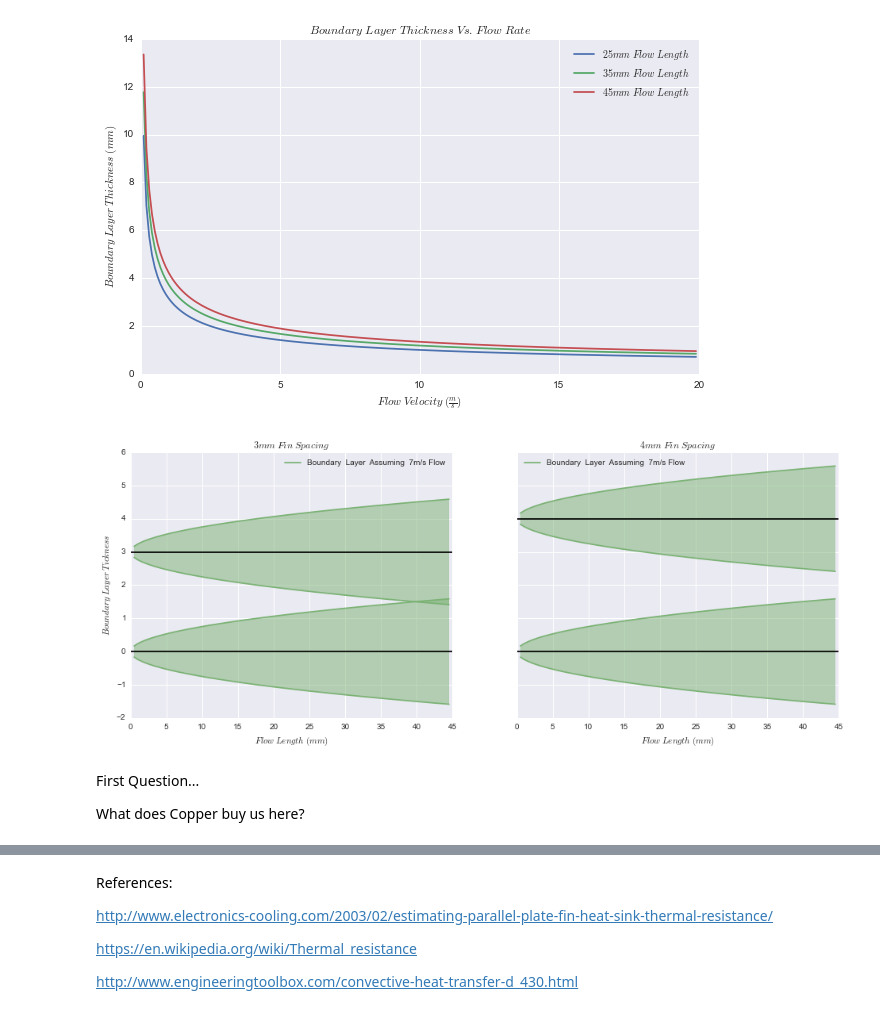
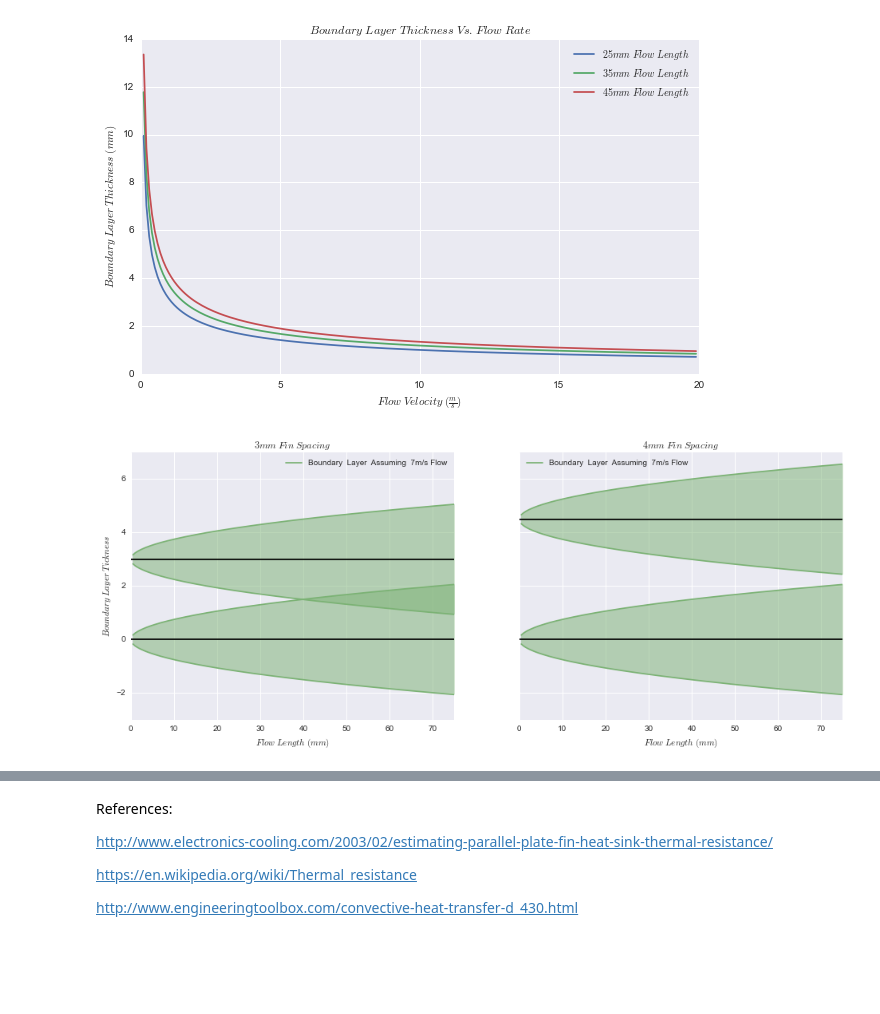
Before and after one commit to j9ac9k/thermal-analysis, a Jupyter notebook: Thermal Presentation.ipynb, the cells around one changed output, grey strips where cells are left out. Cells and saved outputs as stored; diff of their text form; code cells hidden in the pictures; blank space fills up the shorter version.

```diff
--- a/Thermal Presentation.ipynb
+++ b/Thermal Presentation.ipynb
@@ -271,7 +281,7 @@ plt.show()
 # %% [output]
 [figure]
 # %%
-x = np.arange(0, .045, 0.0005)
+x = np.arange(0, .0755, 0.0005)
 V = 7
 delta = 5 * x / np.sqrt((roe*V*x)/meu) * 1000
 color=sns.xkcd_rgb["faded green"]
@@ -285,36 +295,34 @@ ax1.set_ylabel(r'$Boundary \ Layer \ Tickness$')
 ax1.fill_between(x*1000, 0, -delta, color=color, alpha=alpha)
 ax1.plot(x*1000, -delta, color=color)
 ax1.axhline(y=0, color='k')
 
 ax1.fill_between(x*1000, fin_spacing, delta+fin_spacing, color=color, alpha=alpha)
 ax1.plot(x*1000, -delta+fin_spacing, color=color)
 ax1.fill_between(x*1000, fin_spacing, -delta+fin_spacing, color=color, alpha=alpha)
 ax1.plot(x*1000, delta+fin_spacing, color=color)
 ax1.axhline(y=fin_spacing, color='k')
 ax1.set_title(r'$3mm \ Fin \ Spacing$')
 ax1.set_xlabel(r'$Flow \ Length \ (mm)$')
+ax1.set_xlim(right=75)
 ax1.legend(loc='best')
 
-fin_spacing = 4
+fin_spacing = 4.5
 ax2.plot(x*1000, -delta, color=color)
 ax2.plot(x*1000, delta, color=color)
 ax2.fill_between(x*1000, 0, delta, color=color, alpha=0.5)
 # ax2.set_ylabel(r'$Boundary \ Layer \ Tickness$')
 ax2.fill_between(x*1000, 0, -delta, color=color, alpha=0.5)
 ax2.axhline(y=0, color='k')
 
 ax2.plot(x*1000, -delta+fin_spacing, color=color, label='Boundary  Layer  Assuming  {}m/s Flow'.format(V))
 ax2.plot(x*1000, delta+fin_spacing, color=color)
 ax2.fill_between(x*1000, fin_spacing, delta+fin_spacing, color=color, alpha=alpha)
 ax2.fill_between(x*1000, fin_spacing, -delta+fin_spacing, color=color, alpha=alpha)
 ax2.axhline(y=fin_spacing, color='k')
 ax2.set_title(r'$4mm \ Fin \ Spacing$')
 ax2.set_xlabel(r'$Flow \ Length \ (mm)$')
+ax2.set_xlim(right=75)
 ax2.legend(loc='best')
 plt.show()
 # %% [output]
-[figure, old version]
+[figure, new version]
-# %% [markdown]
-First Question...
-
-What does Copper buy us here?
```
Also changed, not shown: parts of 29 cells of this notebook, 2 other files.
